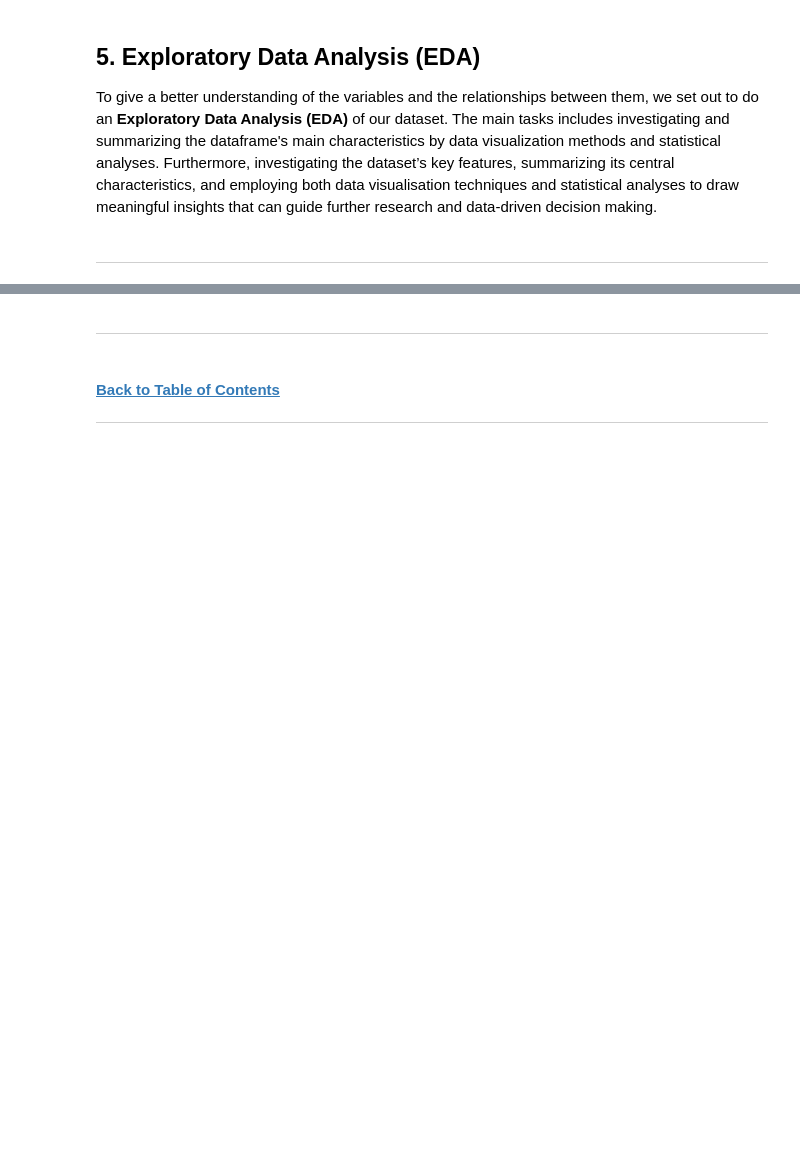
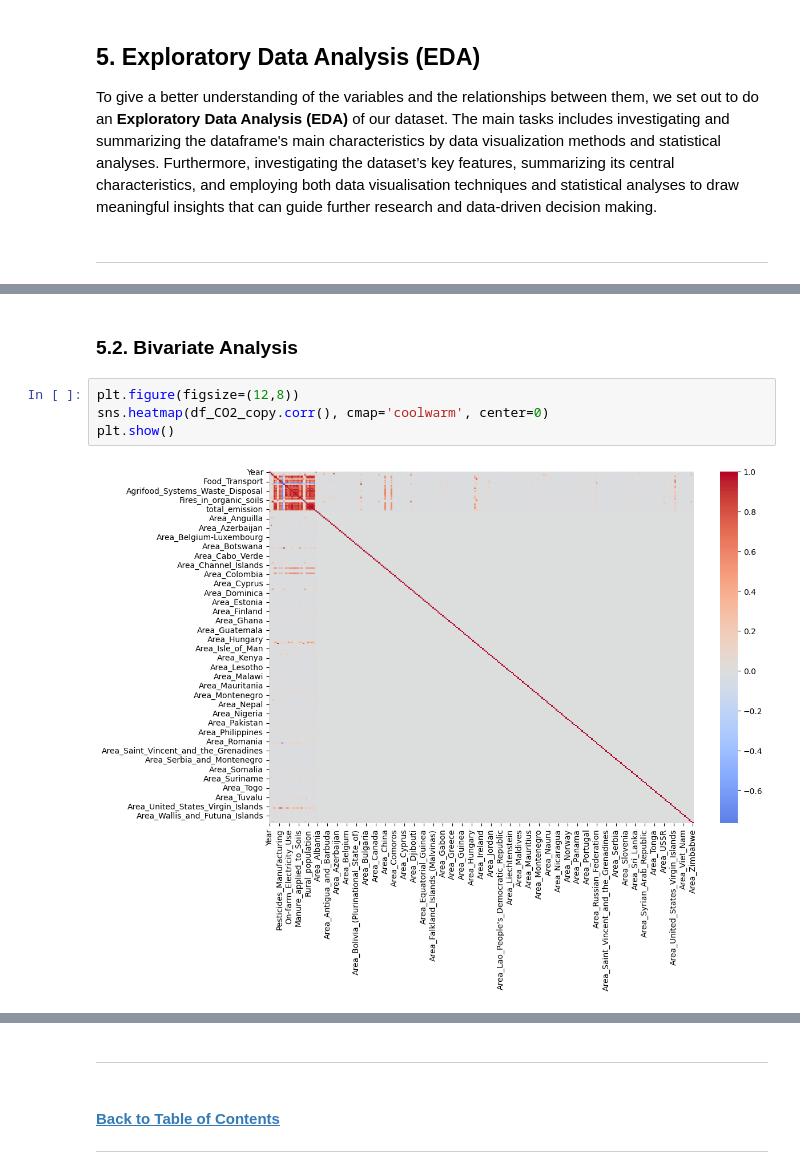
Before and after one commit to TiffanyWatt/2401PTDS_Regression_Project, a Jupyter notebook: CO2_climate change.ipynb, the cells around one changed output, grey strips where cells are left out. Cells and saved outputs as stored; diff of their text form; blank space fills up the shorter version.

```diff
--- a/CO2_climate change.ipynb
+++ b/CO2_climate change.ipynb
@@ -510,0 +439,8 @@ To give a better understanding of the variables and the relationships between th
+# %% [markdown]
+### 5.2. Bivariate Analysis
+# %%
+plt.figure(figsize=(12,8))
+sns.heatmap(df_CO2_copy.corr(), cmap='coolwarm', center=0)
+plt.show()
+# %% [output]
+[figure, added]
```
Also changed, not shown: parts of 82 cells of this notebook.
